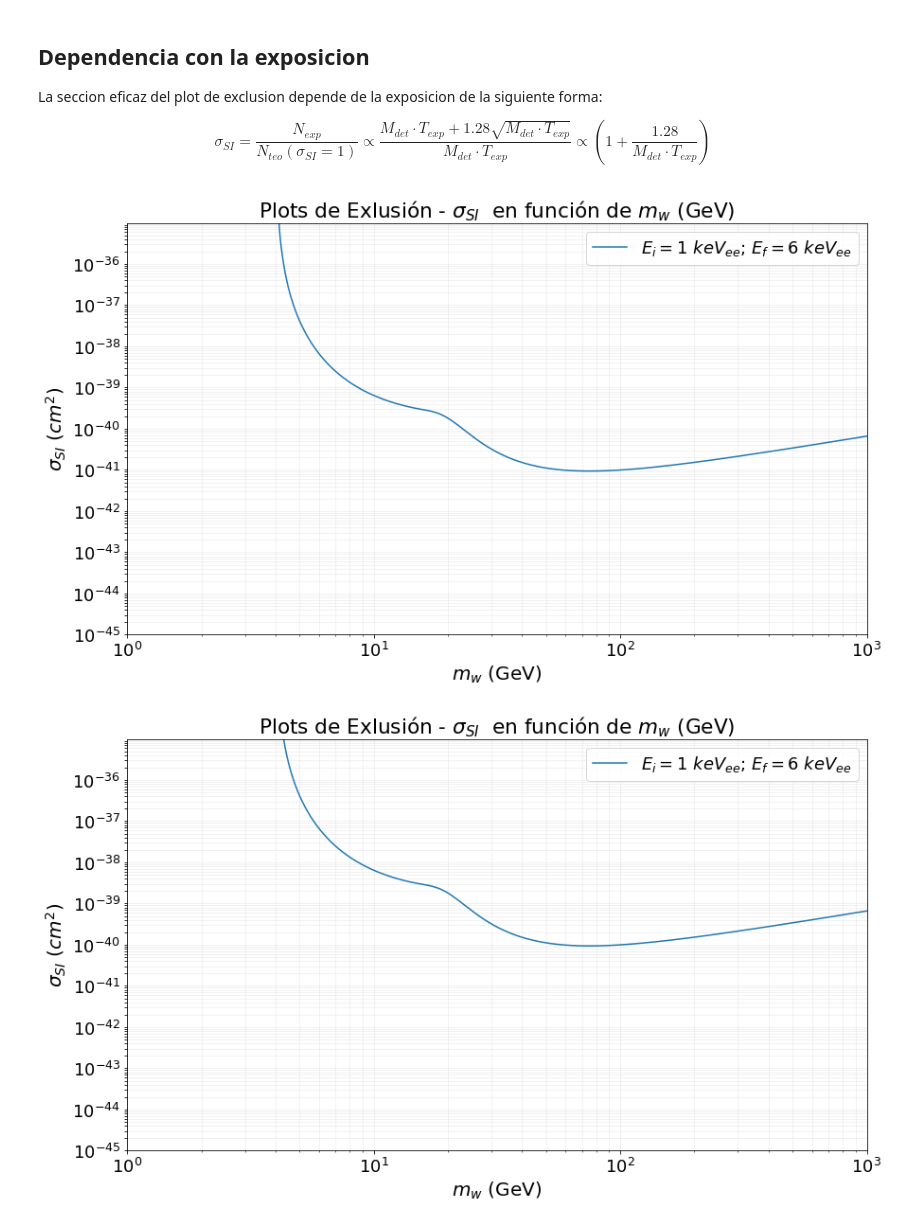
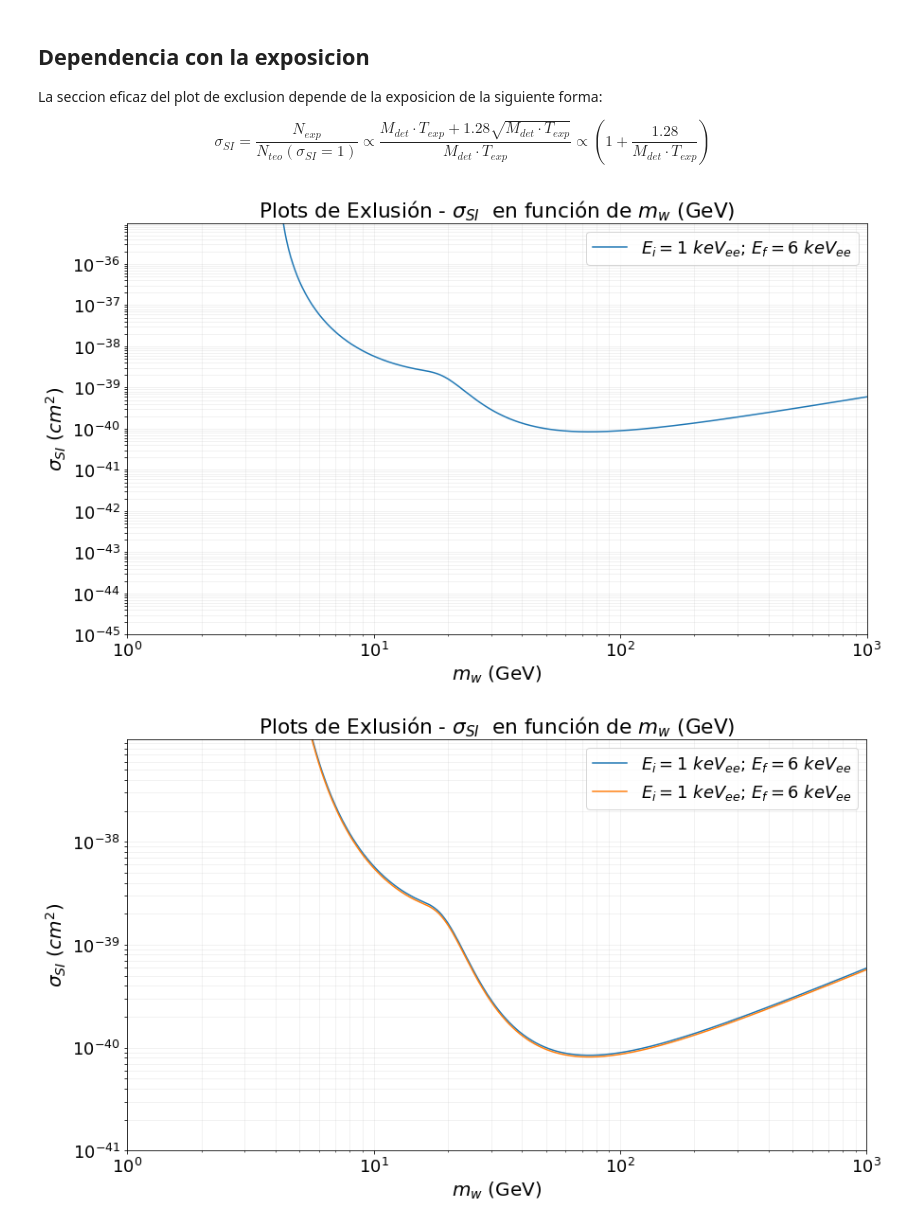
Before and after one commit to 716292-bbm/TFG, a Jupyter notebook: TFG_Plot_Exclusion.ipynb, the cells around one changed output. Saved outputs shown, nothing was run; the diff lists cells and outputs as text; code cells hidden in the pictures.

```diff
--- a/TFG_Plot_Exclusion.ipynb
+++ b/TFG_Plot_Exclusion.ipynb
@@ -47,10 +47,8 @@ Despejando de la primera igualdad obtenemos la expresion para la seccion eficaz:
 $$\sigma_{SI} N_{teo}(\sigma_{SI}=1)=N_{exp} \longrightarrow \boxed{\sigma_{SI}=\frac{N_{exp}}{N_{teo}(\sigma_{SI}=1)}}$$
 # %%
 def calcula_sigma(E_i,E_f,mW,t,cl=0.9,array_det=np.ones(9,dtype=int)):
-    texp=calcula_t_exposicion(array_det)
-    mexp=calcula_m_exposicion(array_det)
+    N_teo=numero_cuentas_teo(E_i,E_f,t,mW,1,array_det)
     N_exp=numero_cuentas_exp_CL(E_i,E_f,cl,array_det)
-    N_teo=numero_cuentas_teo(E_i,E_f,t,mW,1,texp,mexp)
     return N_exp/N_teo
 # %% [markdown]
 ## Dependencia con la exposicion
@@ -76,8 +74,10 @@ Ef=6
 
 sigmas=np.zeros(len(mWs))
 
+
 for i in range (len(mWs)):
     sigmas[i]=calcula_sigma(Ei,Ef,mWs[i],timeAvg)
+
 
 
 
@@ -85,6 +85,7 @@ plt.figure(figsize=(14, 8))
 ax = plt.subplot()
 
 ax.plot(mWs,sigmas,label="$E_i=$"+f"{Ei}"+" $keV_{ee}$; $E_f=$"+f"{Ef}"+" $keV_{ee}$")
+
 
 ax.legend()
 ax.set_title(r'Plots de Exlusión - $\sigma_{SI}$  en función de $m_w$ (GeV)')
@@ -115,4 +116,4 @@ ax.set_yticks(all_ticks)
 
 ax.grid(which='both', linestyle='-', alpha=0.2)
 # %% [output]
-[figure, old version]
+[figure, new version]
@@ -120,35 +346,37 @@ ax.grid(which='both', linestyle='-', alpha=0.2)
 plt.figure(figsize=(14, 8))
 ax = plt.subplot()
 
-ax.plot(mWs,10*sigmas,label="$E_i=$"+f"{Ei}"+" $keV_{ee}$; $E_f=$"+f"{Ef}"+" $keV_{ee}$")
+ax.plot(mWs,sigmas,label="$E_i=$"+f"{Ei}"+" $keV_{ee}$; $E_f=$"+f"{Ef}"+" $keV_{ee}$")
+ax.plot(mWs,secciones1,label="$E_i=$"+f"{Ei}"+" $keV_{ee}$; $E_f=$"+f"{Ef}"+" $keV_{ee}$")
+
 
 ax.legend()
 ax.set_title(r'Plots de Exlusión - $\sigma_{SI}$  en función de $m_w$ (GeV)')
 ax.set_ylabel(r'$\sigma_{SI}$ $(cm^2)$',fontsize=20)
 ax.set_xlabel(r'$m_w$ (GeV)',fontsize=20)
 
 ax.set_yscale("log")
 ax.set_xscale("log")
 
-y_sup=1e-35
-y_inf=1e-45
+y_sup=1e-37
+y_inf=1e-41
 
 ax.set_ylim(y_inf,y_sup)
 ax.set_xlim(1,1000)
 
 exp_min = int(np.floor(np.log10(y_inf)))
 exp_max = int(np.ceil(np.log10(y_sup)))
 exps = np.arange(exp_min, exp_max)
 
 
 all_ticks = []
 for e in exps:
     decade = (np.arange(1, 10) * (10.0**e)).tolist()
     all_ticks.extend(decade)
 all_ticks = np.array(all_ticks)
 
 ax.set_yticks(all_ticks)
 
 ax.grid(which='both', linestyle='-', alpha=0.2)
 # %% [output]
-[figure, old version]
+[figure, new version]
```
Also changed, not shown: parts of 5 cells of this notebook, 5 other files.
